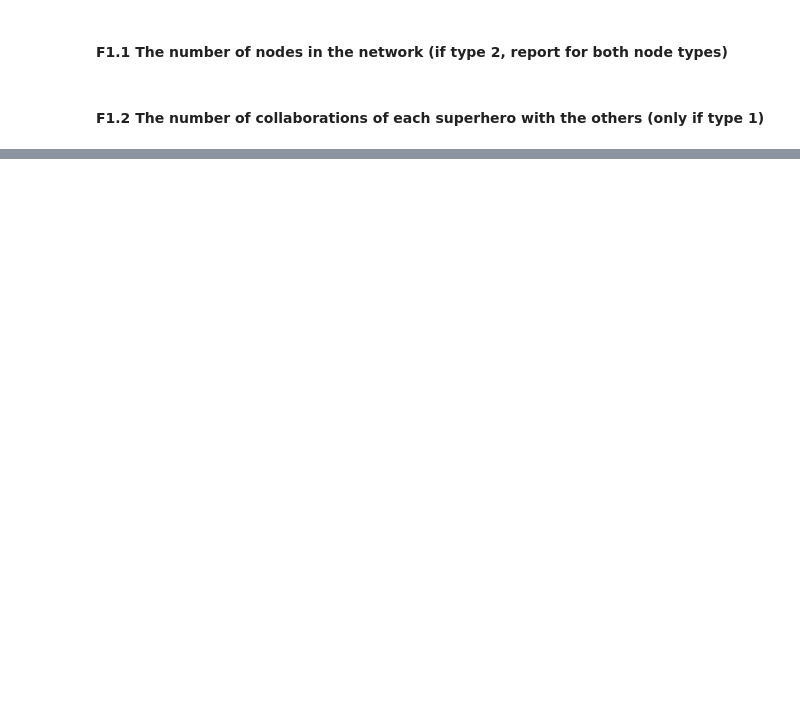
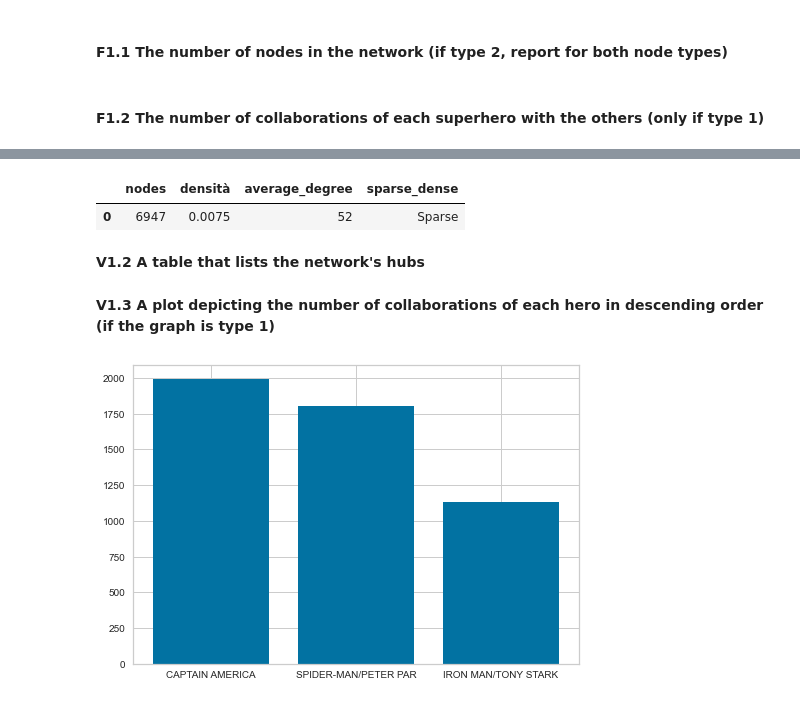
Before and after one commit to Gianlufrez/ADM_HW5, a Jupyter notebook: QUESTION1_GIANLUCA.ipynb, the cells around one changed output, grey strips where cells are left out. Saved outputs shown, nothing was run; the diff lists cells and outputs as text; code cells hidden in the pictures; blank space fills up the shorter version.

```diff
--- a/QUESTION1_GIANLUCA.ipynb
+++ b/QUESTION1_GIANLUCA.ipynb
@@ -370,0 +276,26 @@ density(G_heros, 1)
+# %%
+#qui io ho contato solo il numero di archi che partono da ogni nodo. quindi se ci sono piu collegamenti tra due eroi quello
+#è considerato come 1 collegamento. Non so se vabene. qui in ouput capitan america haa 1993 collaborazioni, ma se dovessi
+#prendere anche quelle multiple, ovvero le collaborazioni avvenute piu volte, sarebbero tipo 16mila
+def collaborations(graph, graph_type, N= None):
+    if graph_type == 2:
+        return ("Sorry, I can't compute the number of collaborations of each superhero with the others for type 2 graphs, only for type 1 graphs.")
+
+    else:
+        node_degrees = {}
+
+        # Compute the degree of each node
+        for node in graph:
+            degree = graph.degree(node)
+            node_degrees[node] = degree
+
+        # Sort the dictionary by its values
+        sorted_dict = dict(sorted(node_degrees.items(), key=lambda x: x[1], reverse=True))
+
+        dizionario_filtrato = {}
+
+        for elemento in top_N_heroes(dfedges, N = None):
+            if elemento in sorted_dict:
+                dizionario_filtrato[elemento] = sorted_dict[elemento]
+
+        return dict(islice(dizionario_filtrato.items(), N))
@@ -370,0 +476,28 @@ density(G_heros, 1)
+# %%
+table(G1)
+# %% [output]
+|  | nodes | densità | average_degree | sparse_dense |
+| 0 | 6947 | 0.0075 | 52 | Sparse |
+# %% [markdown]
+**V1.2  A table that lists the network's hubs**
+# %% [markdown]
+**V1.3 A plot depicting the number of collaborations of each hero in descending order (if the graph is type 1)**
+# %%
+#abbiamo inserito 3 come N perche senno i nomi vengono tutti attaccati
+plot_sort_hero = sorted(collaborations(G1,1,3).items(), key=lambda x: x[1], reverse = True)
+
+# Make a random dataset:
+height = [t[1] for t in plot_sort_hero]
+bars = [t[0] for t in plot_sort_hero]
+y_pos = np.arange(len(bars))
+
+# Create bars
+plt.bar(y_pos, height)
+
+# Create names on the x-axis
+plt.xticks(y_pos, bars)
+
+# Show graphic
+plt.show()
+# %% [output]
+[figure, added]
```
Also changed, not shown: parts of 91 cells of this notebook.
